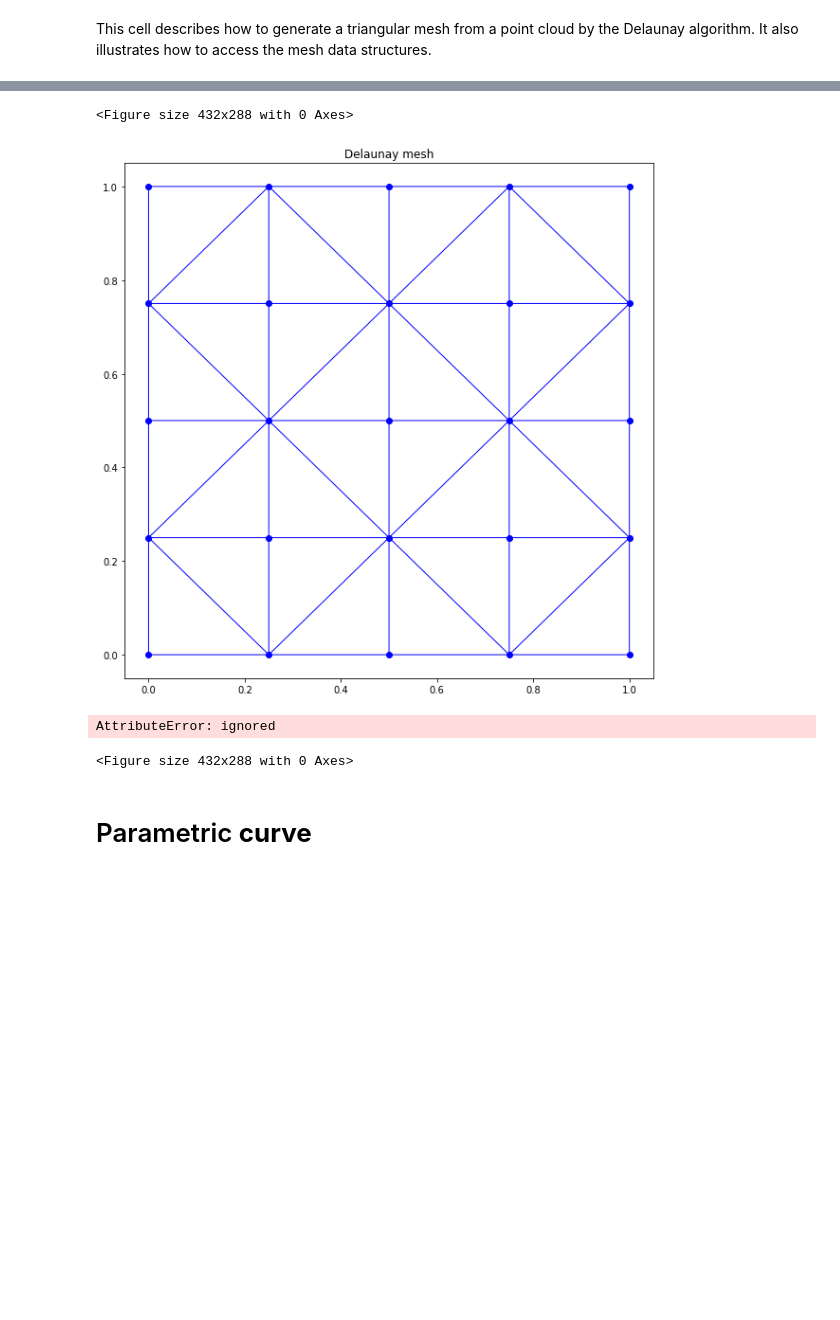
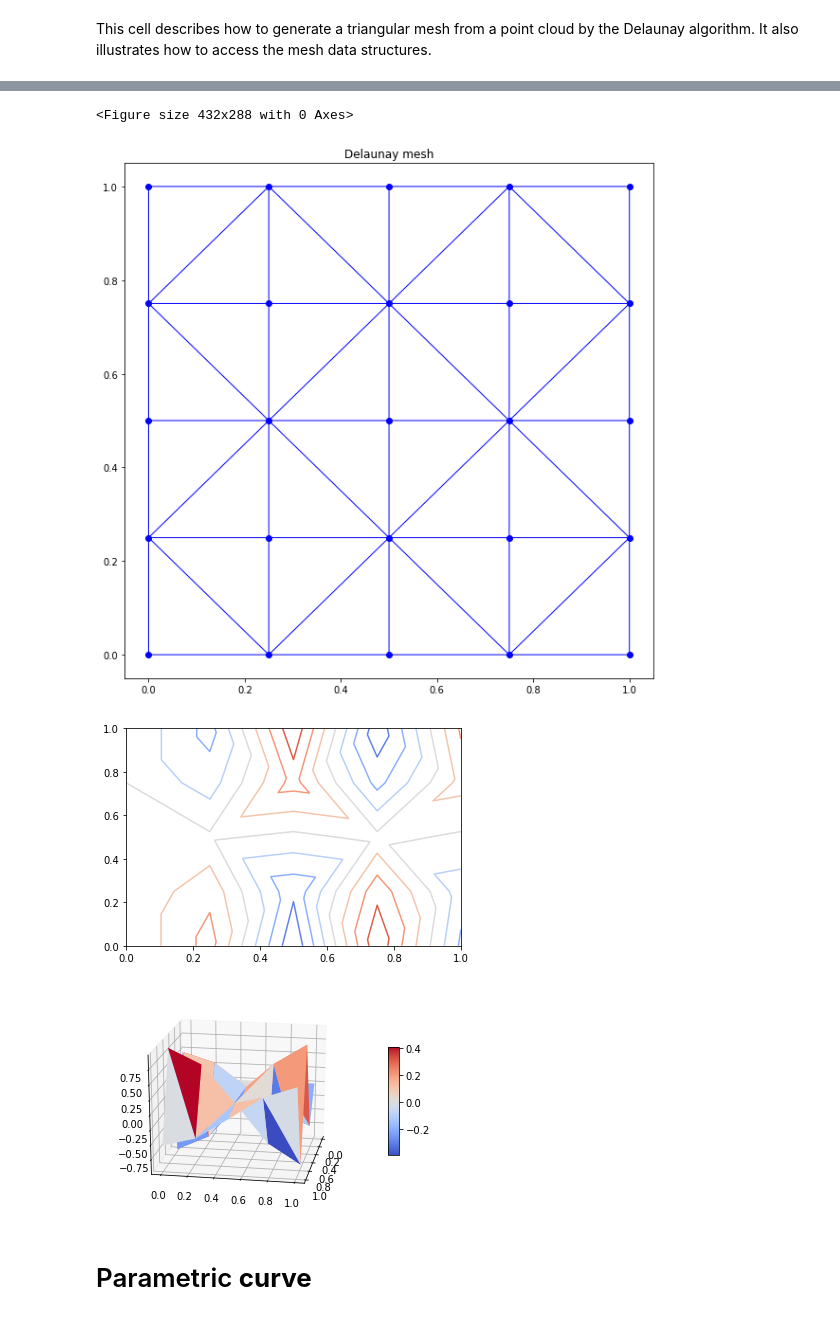
Before and after one commit to johanhoffman/DD2363-VT20, a Jupyter notebook: template-report-lab-X.ipynb, the cells around one changed output, grey strips where cells are left out. Saved outputs shown, nothing was run; the diff lists cells and outputs as text; code cells hidden in the pictures; blank space fills up the shorter version.

```diff
--- a/template-report-lab-X.ipynb
+++ b/template-report-lab-X.ipynb
@@ -364,7 +375,7 @@ def g(x,y):
 
 # Plot the function g(x,y) in a contour plot
 plt.figure(4)
-plt.tricontour(mesh, g(x,y), cmap=plt.cm.spectral)
+plt.tricontour(mesh, g(x,y), cmap=plt.cm.coolwarm)
 plt.show()
 
 # Plot the function g(x,y) in 3D as a surface plot
@@ -379,23 +390,23 @@ Mesh generation took:  0.005453824996948242 seconds (wall-clock time)
 vertices =
  [[0.   0.25 0.5  0.75 1.   0.   0.25 0.5  0.75 1.   0.   0.25 0.5  0.75
   1.   0.   0.25 0.5  0.75 1.   0.   0.25 0.5  0.75 1.  ]
  [0.   0.   0.   0.   0.   0.25 0.25 0.25 0.25 0.25 0.5  0.5  0.5  0.5
   0.5  0.75 0.75 0.75 0.75 0.75 1.   1.   1.   1.   1.  ]]
 edges =
  [[ 1  0]
  [ 2  1]
  [ 3  2]
  [ 4  3]
  [ 5  0]
 ... (113 lines left out)
  [29  9 24]
  [-1 28 31]
  [17 31 26]
  [30 -1 29]]
 <Figure size 432x288 with 0 Axes>
 [figure]
-AttributeError: ignored
-<Figure size 432x288 with 0 Axes>
+[figure, added]
+[figure, added]
 # %% [markdown]
 # Parametric **curve**
 # %% [markdown]
```
Also changed, not shown: parts of 5 cells of this notebook.
